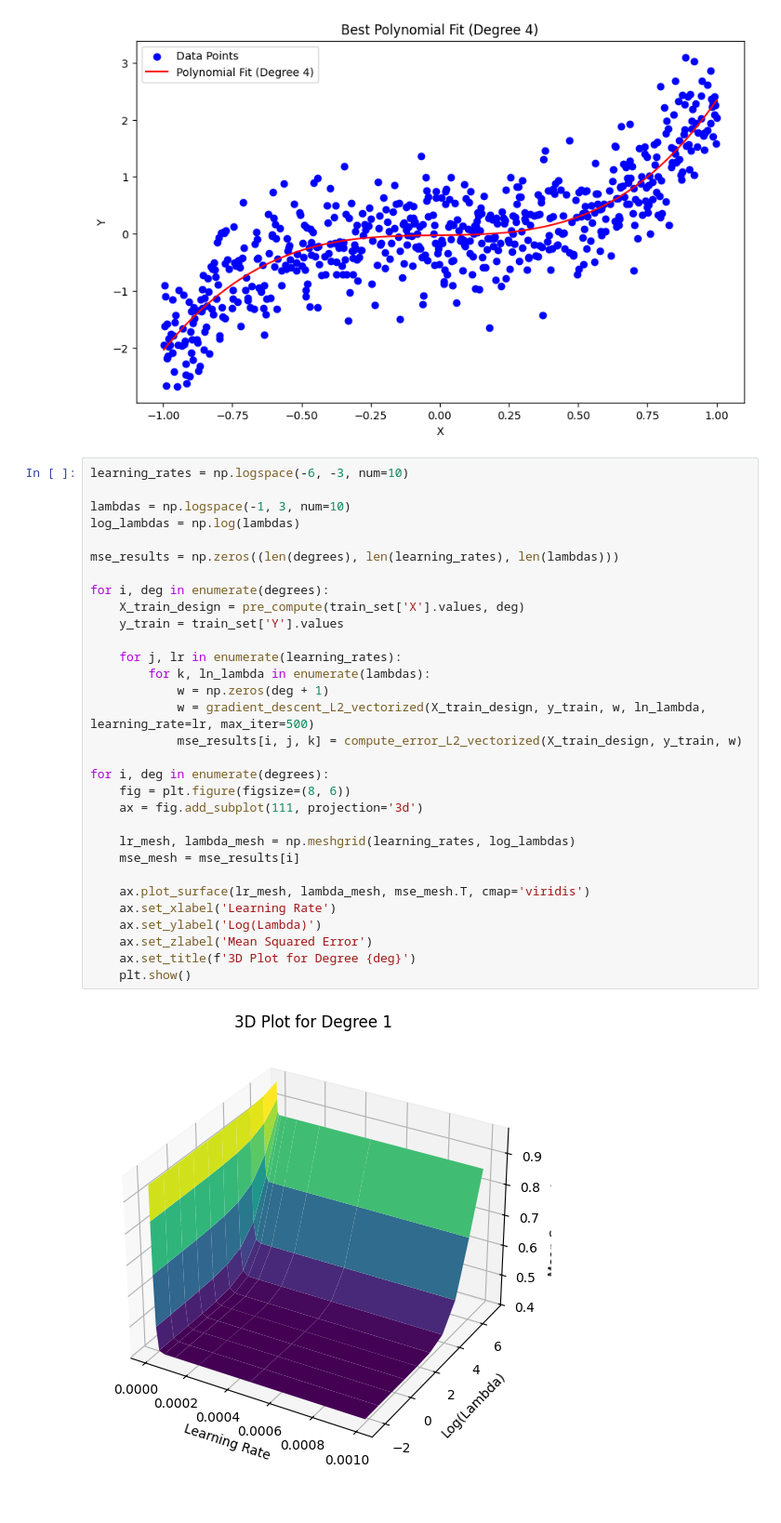
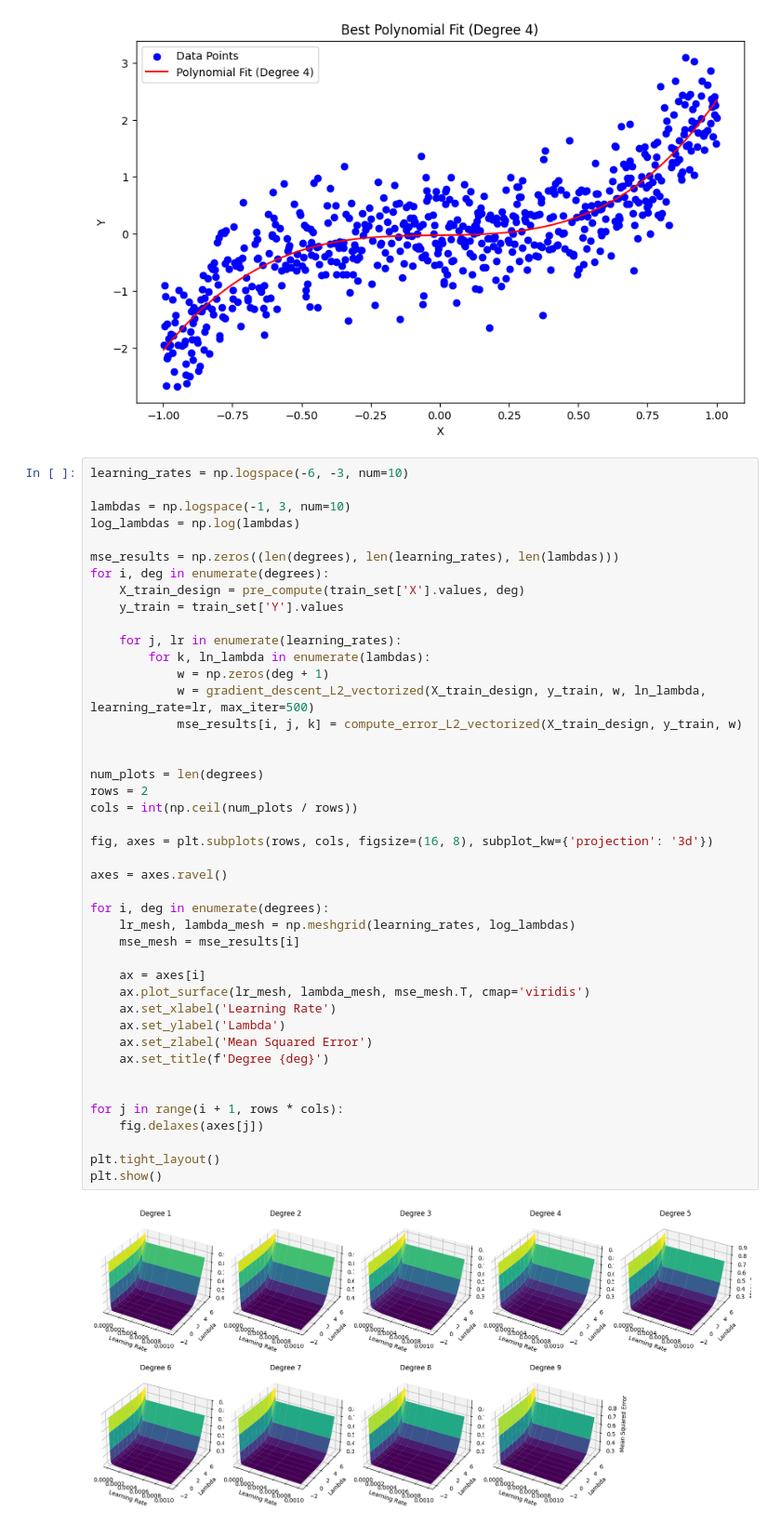
Before and after one commit to RastogiAdit/FODS-Assignment_1, a Jupyter notebook: Assignment-1.ipynb, the cells around one changed output. Shown at 93% size. Drawn from its saved outputs; the diff is of its cells as text.

```diff
--- a/Assignment-1.ipynb
+++ b/Assignment-1.ipynb
@@ -382,33 +382,45 @@ plt.show()
 # %%
 learning_rates = np.logspace(-6, -3, num=10)
 
 lambdas = np.logspace(-1, 3, num=10)
 log_lambdas = np.log(lambdas)
 
 mse_results = np.zeros((len(degrees), len(learning_rates), len(lambdas)))
-
 for i, deg in enumerate(degrees):
     X_train_design = pre_compute(train_set['X'].values, deg)
     y_train = train_set['Y'].values
 
     for j, lr in enumerate(learning_rates):
         for k, ln_lambda in enumerate(lambdas):
             w = np.zeros(deg + 1)
             w = gradient_descent_L2_vectorized(X_train_design, y_train, w, ln_lambda, learning_rate=lr, max_iter=500)
             mse_results[i, j, k] = compute_error_L2_vectorized(X_train_design, y_train, w)
 
+
+num_plots = len(degrees)
+rows = 2
+cols = int(np.ceil(num_plots / rows))
+
+fig, axes = plt.subplots(rows, cols, figsize=(16, 8), subplot_kw={'projection': '3d'})
+
+axes = axes.ravel()
+
 for i, deg in enumerate(degrees):
-    fig = plt.figure(figsize=(8, 6))
-    ax = fig.add_subplot(111, projection='3d')
-
     lr_mesh, lambda_mesh = np.meshgrid(learning_rates, log_lambdas)
     mse_mesh = mse_results[i]
 
+    ax = axes[i]
     ax.plot_surface(lr_mesh, lambda_mesh, mse_mesh.T, cmap='viridis')
     ax.set_xlabel('Learning Rate')
-    ax.set_ylabel('Log(Lambda)')
+    ax.set_ylabel('Lambda')
     ax.set_zlabel('Mean Squared Error')
-    ax.set_title(f'3D Plot for Degree {deg}')
-    plt.show()
+    ax.set_title(f'Degree {deg}')
+
+
+for j in range(i + 1, rows * cols):
+    fig.delaxes(axes[j])
+
+plt.tight_layout()
+plt.show()
 # %% [output]
-[figure, old version]
+[figure, new version]
```
Also changed, not shown: parts of 1 cell of this notebook.
